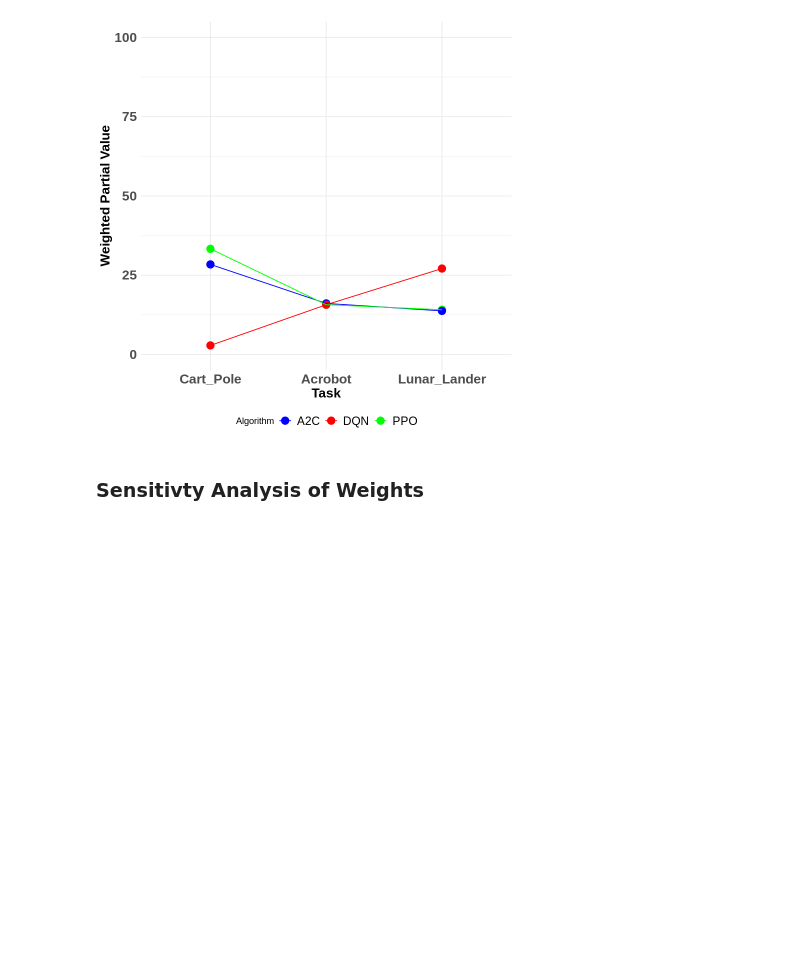
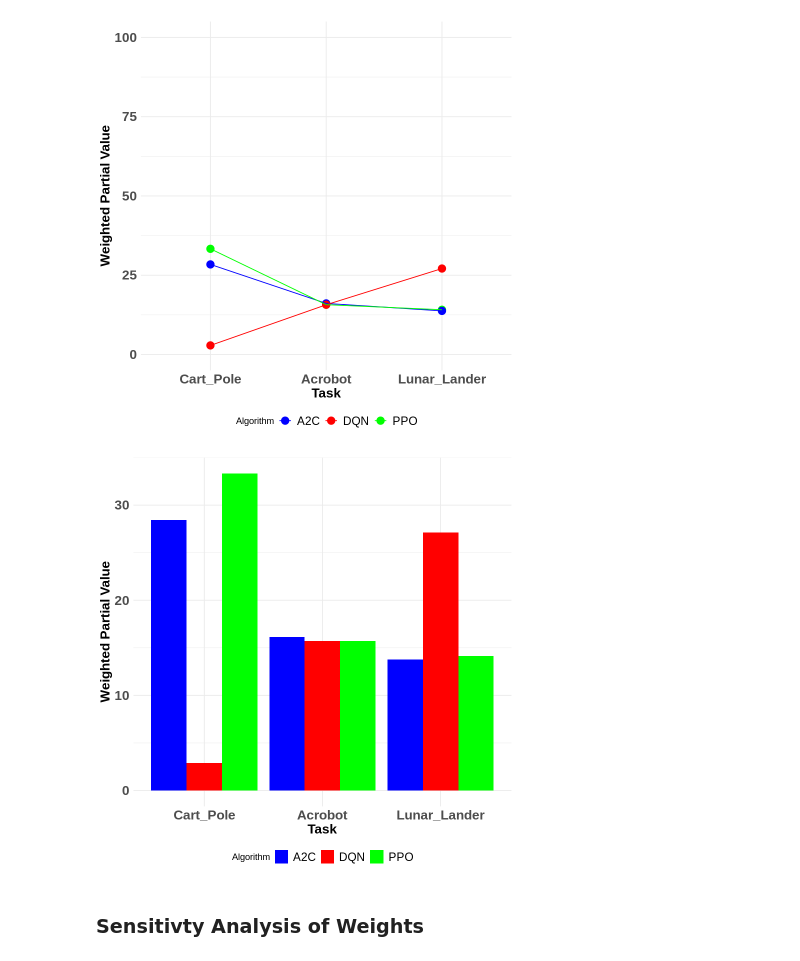
Before and after one commit to marlEvalDissertation/marlEvalDiss, a Jupyter notebook: Results_Analysis.ipynb, the cells around one changed output. Saved outputs shown, nothing was run; the diff lists cells and outputs as text; code cells hidden in the pictures; blank space fills up the shorter version.

```diff
--- a/Results_Analysis.ipynb
+++ b/Results_Analysis.ipynb
@@ -211,6 +211,19 @@ ggplot(df_long, aes(x = Task, y = Weighted_Partial_Value, color = Algorithm, gro
   guides(color = guide_legend(override.aes = list(size = 4)))
 # %% [output]
 [figure]
+# %%
+ggplot(df_long, aes(x = Task, y = Weighted_Partial_Value, fill = Algorithm)) +
+  geom_bar(stat = "identity", position = "dodge") +
+  labs(x = "Task", y = "Weighted Partial Value") +
+  scale_fill_manual(values = c("blue", "red", "green"), name = "Algorithm") +
+  theme_minimal()+
+    theme(legend.position = "bottom",
+    axis.text = element_text(size = 16, face = "bold"),
+    axis.title = element_text(size = 16, face = "bold"),
+    legend.text = element_text(size = 14)
+  )
+# %% [output]
+[figure, added]
 # %% [markdown]
 ### Sensitivty Analysis of Weights
 # %% [markdown]
```
